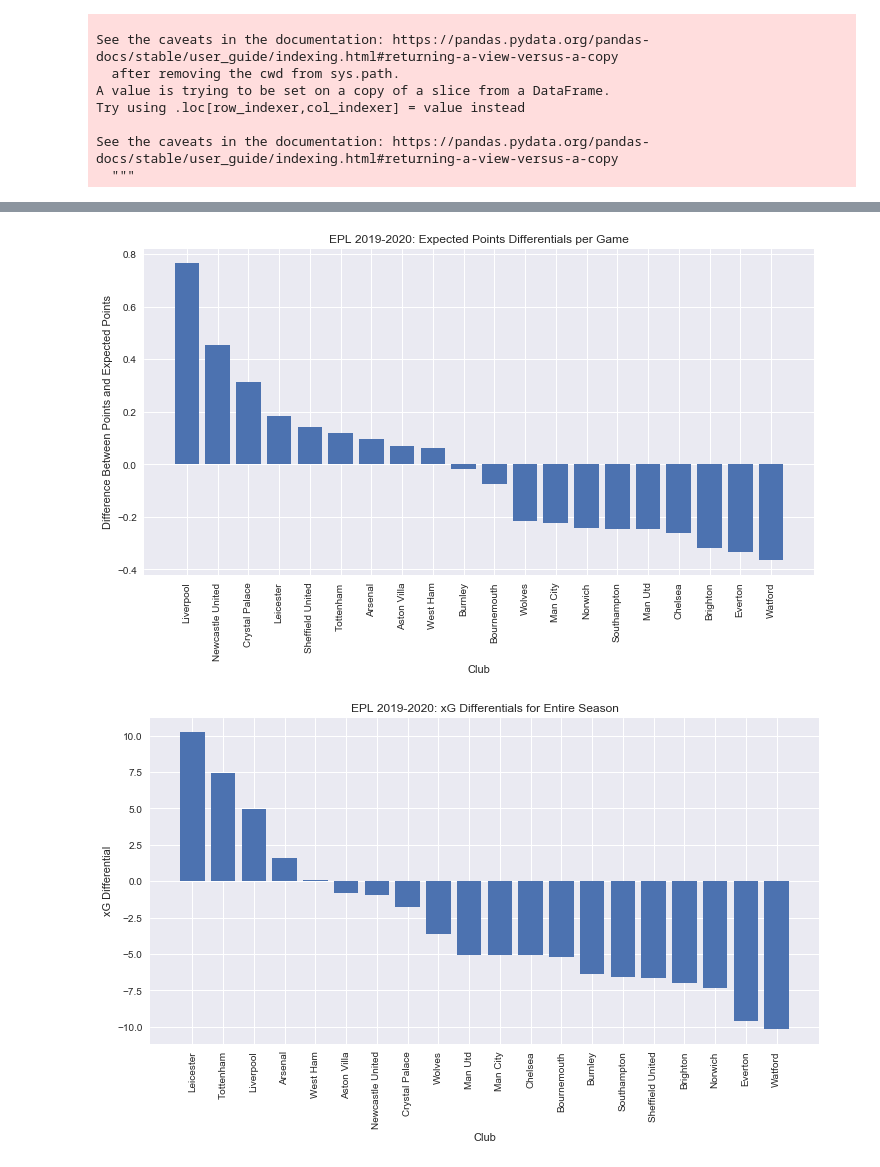
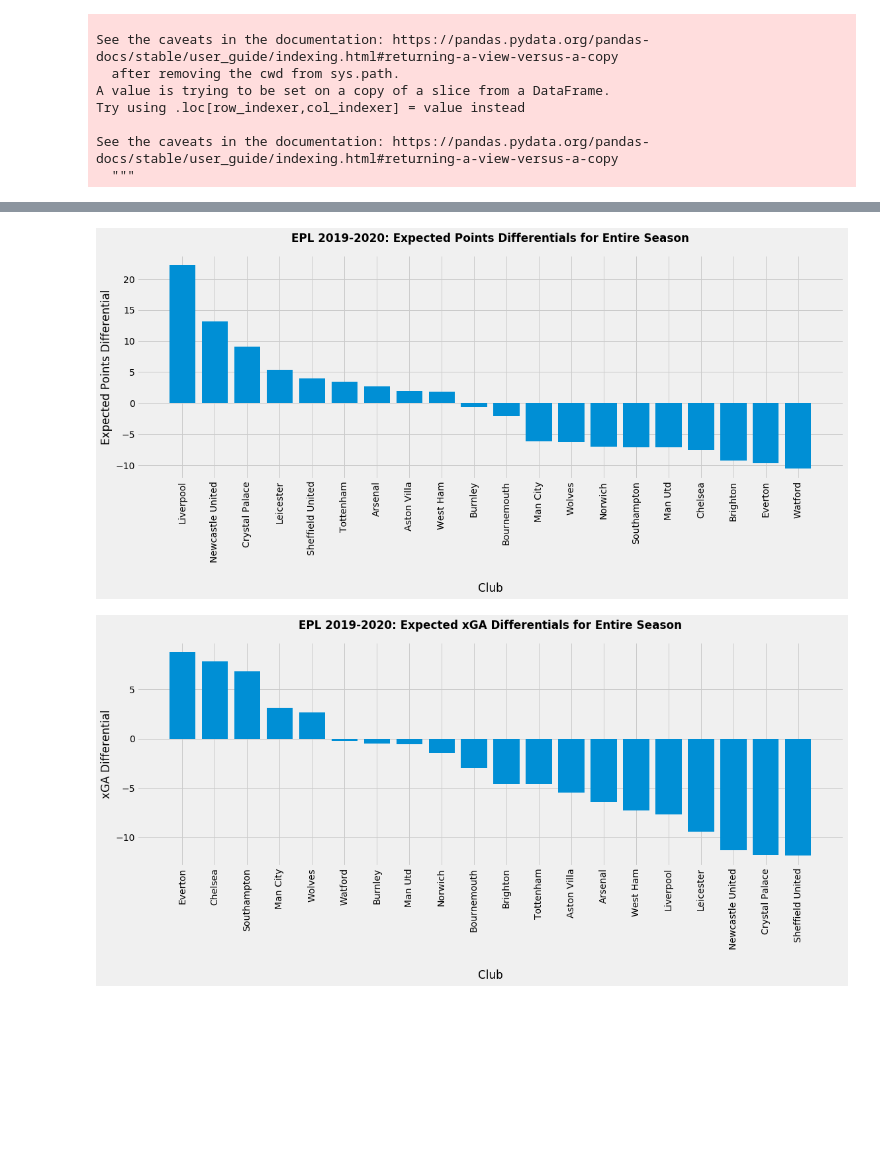
Before and after one commit to troypramsey/WebViz_EPL2019Analysis, a Jupyter notebook: WebVisualizations/resources/data_analysis.ipynb, the cells around one changed output, grey strips where cells are left out. Cells and saved outputs as stored; diff of their text form; code cells hidden in the pictures; blank space fills up the shorter version.

```diff
--- a/WebVisualizations/resources/data_analysis.ipynb
+++ b/WebVisualizations/resources/data_analysis.ipynb
@@ -2,11 +2,11 @@
 import pandas as pd
 from matplotlib import pyplot as plt
 from scipy.stats import linregress
-plt.style.use('seaborn')
+plt.style.use('fivethirtyeight')
 # %%
 results = pd.read_csv('epl2020.csv')
 # %%
-results_df = results[['teamId', 'h_a', 'xG', 'npxG', 'xGA', 'scored', 'missed', 'result', 'xpts', 'pts', 'ppda_cal']]
+results_df = results[['teamId', 'xG', 'npxG', 'xGA', 'scored', 'missed', 'xpts', 'pts']]
 results_df['xG_diff'] = results['scored'] - results['xG']
 results_df['npxG_diff'] = results['scored'] - results['npxG']
 results_df['xGA_diff'] = results['missed'] - results['xGA']
@@ -18,7 +18,6 @@ goals = results_df['scored']
 goals_against = results_df['missed']
 expected_points = results_df['xpts']
 points = results_df['pts']
-pressures = results_df['ppda_cal']
 xG_diff = results_df['xG_diff']
 xP_diff = results_df['xP_diff']
 # %% [output]
@@ -96,28 +100,34 @@ plt.show()
 # %%
-xP_plot_df = pd.DataFrame(result_groups.mean().sort_values('xP_diff', ascending=False)).reset_index()
+total_xP_diff = pd.DataFrame(result_groups.sum().sort_values('xP_diff', ascending=False)).reset_index()
 
-plt.figure(figsize=(12,6))
-plt.bar(xP_plot_df['teamId'], xP_plot_df['xP_diff'])
+plt.figure(figsize=(16,8))
+plt.bar(total_xP_diff['teamId'], total_xP_diff['xP_diff'])
 plt.xticks(rotation=90)
-plt.title('EPL 2019-2020: Expected Points Differentials per Game')
-plt.xlabel('Club')
-plt.ylabel('Difference Between Points and Expected Points')
+plt.title('EPL 2019-2020: Expected Points Differentials for Entire Season', fontweight='bold', fontsize='large', pad=20)
+plt.xlabel('Club', labelpad=30, fontsize='large')
+plt.ylabel('Expected Points Differential', fontsize='large')
+plt.tight_layout()
+
+path = f'../visualizations/xp_diff_bar.png'
+plt.savefig(path, format='png', facecolor='#ebecf1')
+
 plt.show()
 # %% [output]
-[figure, old version]
+[figure, new version]
 # %%
-total_xG_diff = pd.DataFrame(result_groups.sum().sort_values('xG_diff', ascending=False)).reset_index()
+total_xGA_diff = pd.DataFrame(result_groups.sum().sort_values('xGA_diff', ascending=False)).reset_index()
 
-plt.figure(figsize=(12,6))
-plt.bar(total_xG_diff['teamId'], total_xG_diff['xG_diff'])
+plt.figure(figsize=(16,8))
+plt.bar(total_xGA_diff['teamId'], total_xGA_diff['xGA_diff'])
 plt.xticks(rotation=90)
-plt.title('EPL 2019-2020: xG Differentials for Entire Season')
-plt.xlabel('Club')
-plt.ylabel('xG Differential')
+plt.title('EPL 2019-2020: Expected xGA Differentials for Entire Season', fontweight='bold', fontsize='large', pad=20)
+plt.xlabel('Club', labelpad=30, fontsize='large')
+plt.ylabel('xGA Differential', fontsize='large')
+plt.tight_layout()
 
-path = f'../visualizations/xg_diff_bar.png'
-plt.savefig(path, format='png')
+path = f'../visualizations/xga_diff_bar.png'
+plt.savefig(path, format='png', facecolor='#ebecf1')
 
 plt.show()
 # %% [output]
-[figure, old version]
+[figure, new version]
```
Also changed, not shown: parts of 7 cells of this notebook, 12 other files.
